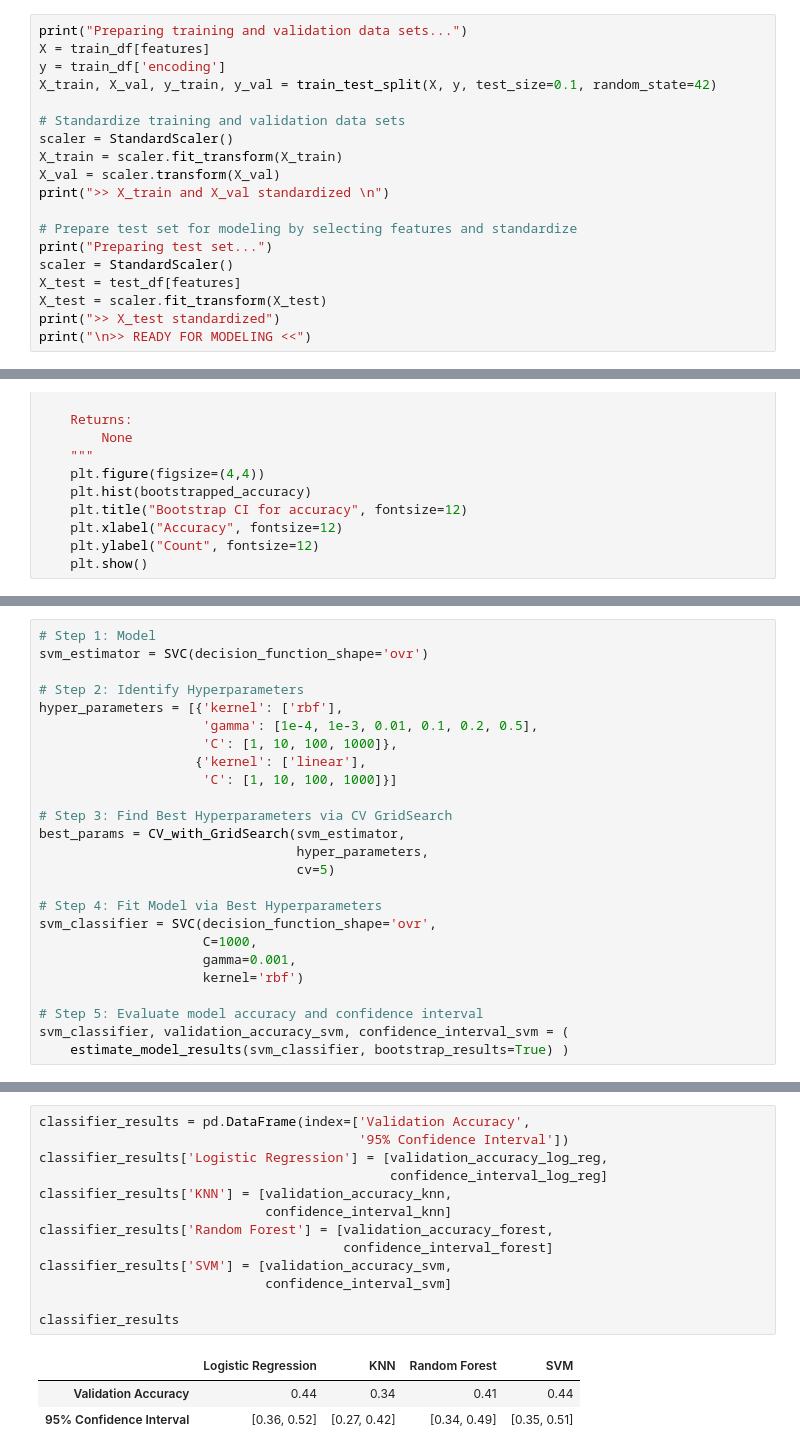
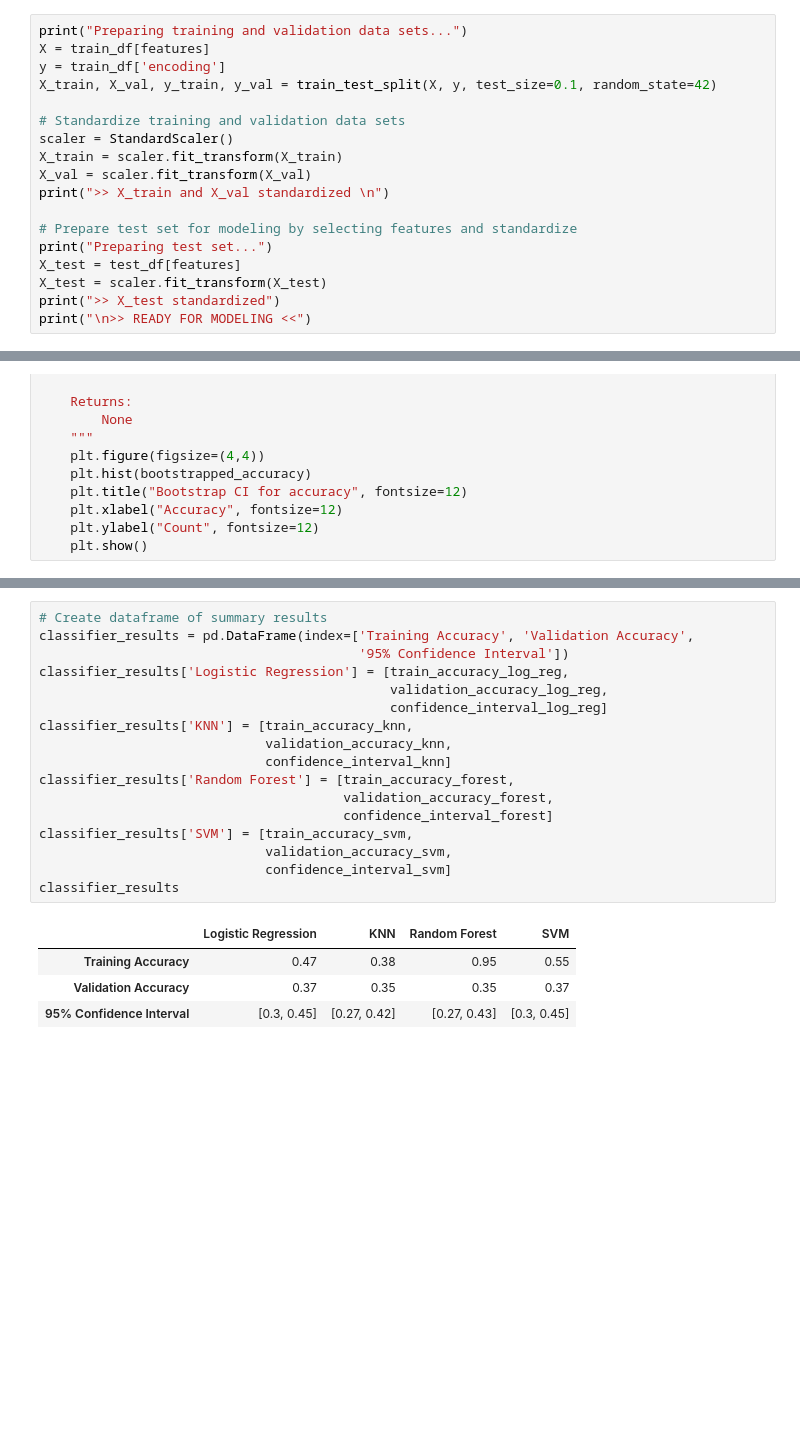
Before and after one commit to natetsang/Image-Classification-ML, a Jupyter notebook: GradProject_NB3.ipynb, the cells around one changed output, grey strips where cells are left out. Drawn from its saved outputs; the diff is of its cells as text; blank space fills up the shorter version.

```diff
--- a/GradProject_NB3.ipynb
+++ b/GradProject_NB3.ipynb
@@ -127,12 +158,11 @@ X_train, X_val, y_train, y_val = train_test_split(X, y, test_size=0.1, random_st
 # Standardize training and validation data sets
 scaler = StandardScaler()
 X_train = scaler.fit_transform(X_train)
-X_val = scaler.transform(X_val)
+X_val = scaler.fit_transform(X_val)
 print(">> X_train and X_val standardized \n")
 
 # Prepare test set for modeling by selecting features and standardize
 print("Preparing test set...")
-scaler = StandardScaler()
 X_test = test_df[features]
 X_test = scaler.fit_transform(X_test)
 print(">> X_test standardized")
@@ -423,25 +494,0 @@ Note that the SVM classifier generally seems to favor larger classes in 'unbalan
-# %%
-# Step 1: Model
-svm_estimator = SVC(decision_function_shape='ovr')
-
-# Step 2: Identify Hyperparameters
-hyper_parameters = [{'kernel': ['rbf'],
-                     'gamma': [1e-4, 1e-3, 0.01, 0.1, 0.2, 0.5],
-                     'C': [1, 10, 100, 1000]},
-                    {'kernel': ['linear'],
-                     'C': [1, 10, 100, 1000]}]
-
-# Step 3: Find Best Hyperparameters via CV GridSearch
-best_params = CV_with_GridSearch(svm_estimator,
-                                 hyper_parameters,
-                                 cv=5)
-
-# Step 4: Fit Model via Best Hyperparameters
-svm_classifier = SVC(decision_function_shape='ovr',
-                     C=1000,
-                     gamma=0.001,
-                     kernel='rbf')
-
-# Step 5: Evaluate model accuracy and confidence interval
-svm_classifier, validation_accuracy_svm, confidence_interval_svm = (
-    estimate_model_results(svm_classifier, bootstrap_results=True) )
@@ -469,17 +495,22 @@ Grid scores on training set:
 # %%
-classifier_results = pd.DataFrame(index=['Validation Accuracy',
+# Create dataframe of summary results
+classifier_results = pd.DataFrame(index=['Training Accuracy', 'Validation Accuracy',
                                          '95% Confidence Interval'])
-classifier_results['Logistic Regression'] = [validation_accuracy_log_reg,
+classifier_results['Logistic Regression'] = [train_accuracy_log_reg,
+                                             validation_accuracy_log_reg,
                                              confidence_interval_log_reg]
-classifier_results['KNN'] = [validation_accuracy_knn,
+classifier_results['KNN'] = [train_accuracy_knn,
+                             validation_accuracy_knn,
                              confidence_interval_knn]
-classifier_results['Random Forest'] = [validation_accuracy_forest,
+classifier_results['Random Forest'] = [train_accuracy_forest,
+                                       validation_accuracy_forest,
                                        confidence_interval_forest]
-classifier_results['SVM'] = [validation_accuracy_svm,
+classifier_results['SVM'] = [train_accuracy_svm,
+                             validation_accuracy_svm,
                              confidence_interval_svm]
-
 classifier_results
 # %% [output]
 |  | Logistic Regression | KNN | Random Forest | SVM |
-| Validation Accuracy | 0.44 | 0.34 | 0.41 | 0.44 |
-| 95% Confidence Interval | [0.36, 0.52] | [0.27, 0.42] | [0.34, 0.49] | [0.35, 0.51] |
+| Training Accuracy | 0.47 | 0.38 | 0.95 | 0.55 |
+| Validation Accuracy | 0.37 | 0.35 | 0.35 | 0.37 |
+| 95% Confidence Interval | [0.3, 0.45] | [0.27, 0.42] | [0.27, 0.43] | [0.3, 0.45] |
```
Also changed, not shown: parts of 38 cells of this notebook, 3 other files.
